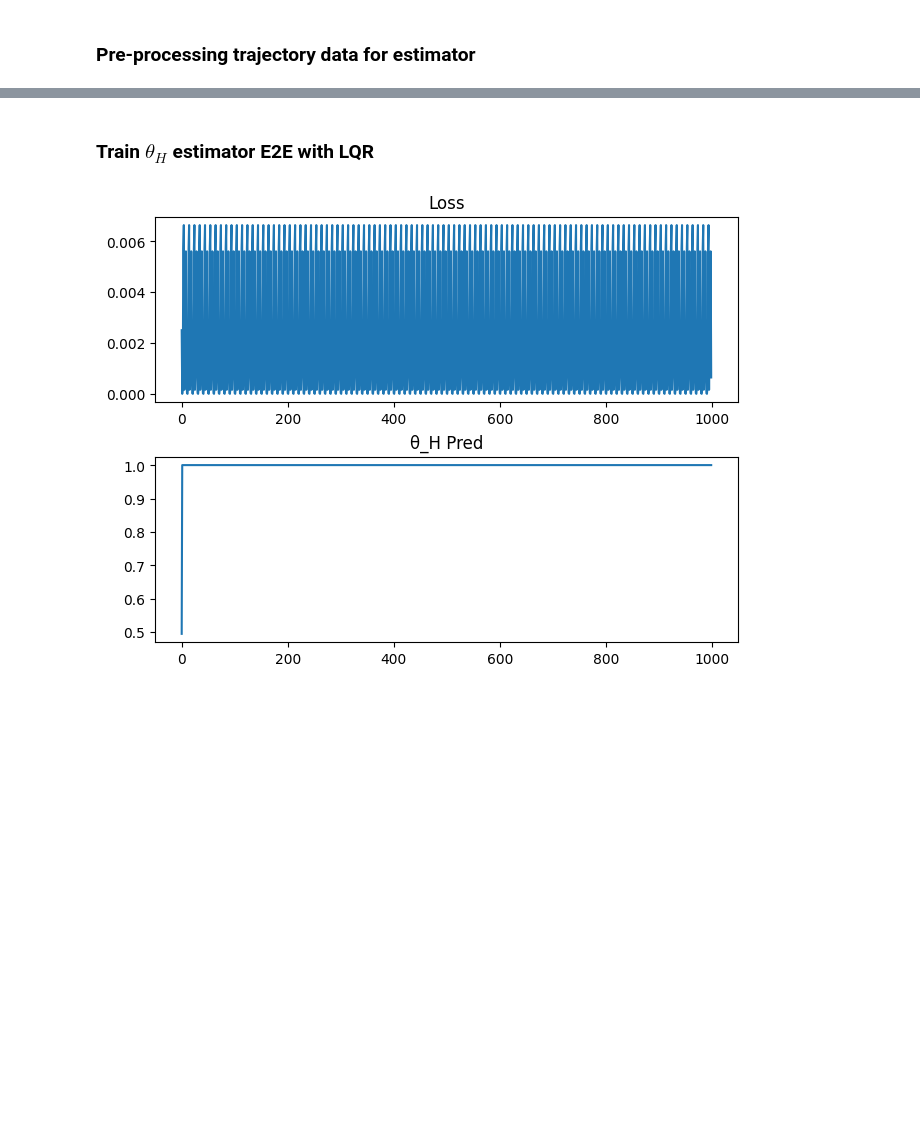
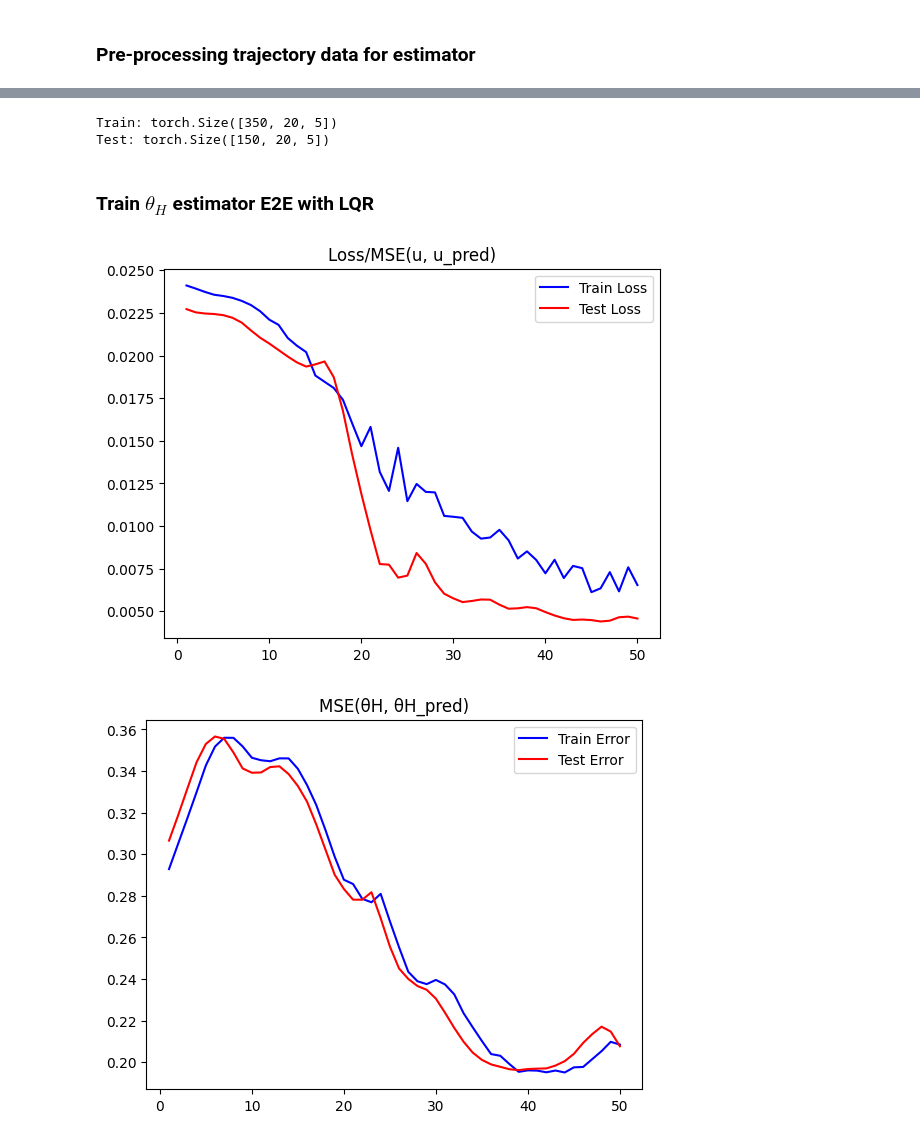
Before and after one commit to arvindrajaraman/closed-loop-influence, a Jupyter notebook: train_transformer.ipynb, the cells around one changed output, grey strips where cells are left out. Drawn from its saved outputs; the diff is of its cells as text; code cells hidden in the pictures; blank space fills up the shorter version.

```diff
--- a/train_transformer.ipynb
+++ b/train_transformer.ipynb
@@ -67,3 +85,29 @@ torch.Size([10, 20, 3])
+# %%
+states_train = torch.tensor(robot_states_train, device=device)
+states_train = states_train.view(train_size * sim_time, nX)
+states_test = torch.tensor(robot_states_test, device=device)
+states_test = states_test.view(test_size * sim_time, nX)
+
+actions_train = torch.tensor(human_actions_train, device=device)
+actions_train = actions_train.view(train_size * sim_time, nU)
+actions_test = torch.tensor(human_actions_test, device=device)
+actions_test = actions_test.view(test_size * sim_time, nU)
+
+obs_train = torch.tensor(human_obs_train, device=device)
+obs_train = obs_train.view(train_size * sim_time, nX)
+obs_test = torch.tensor(human_obs_test, device=device)
+obs_test = obs_test.view(test_size * sim_time, nX)
+
+inputs_train = torch.cat((states_train, actions_train, obs_train), axis=1)
+inputs_train = inputs_train.view(train_size, sim_time, nX + nU + nX).double()
+inputs_test = torch.cat((states_test, actions_test, obs_test), axis=1)
+inputs_test = inputs_test.view(test_size, sim_time, nX + nU + nX).double()
+
+print('Train:', inputs_train.shape)
+print('Test:', inputs_test.shape)
+# %% [output]
+Train: torch.Size([350, 20, 5])
+Test: torch.Size([150, 20, 5])
 # %% [markdown]
 ### Train $\theta_H$ estimator E2E with LQR
 # %%
@@ -114,16 +195,32 @@ def transformer_step(model, inputs):
-# %%
-loss_list, theta_H_list = [], []
-for epoch in tqdm(range(EPOCHS * n_demo)):
-    curr_demo_idx = epoch % n_demo
-    curr_demo = inputs[curr_demo_idx]
-    loss, theta_H = transformer_step(transformer_estimator, curr_demo)
-    loss_list.append(loss)
-    theta_H_list.append(theta_H)
-
-fig, axs = plt.subplots(2, constrained_layout=True)
-axs[0].plot(range(EPOCHS * n_demo), loss_list)
-axs[1].plot(range(EPOCHS * n_demo), theta_H_list)
-axs[0].title.set_text('Loss')
-axs[1].title.set_text('θ_H Pred')
-# %% [output]
-[figure, removed]
+# %%
+epoch_list = range(1, epochs+1)
+train_losses, theta_H_train_errs, test_losses, theta_H_test_errs = [], [], [], []
+for epoch in tqdm(epoch_list):
+    # print(f'Epoch {epoch}: theta_H_error={theta_H_error}')
+    train_loss, theta_H_train_err = train_epoch(transformer_estimator, inputs_train)
+    test_loss, theta_H_test_err = test_epoch(transformer_estimator, inputs_test)
+
+    train_losses.append(train_loss)
+    test_losses.append(test_loss)
+    theta_H_train_errs.append(theta_H_train_err)
+    theta_H_test_errs.append(theta_H_test_err)
+# %%
+def loss_plot():
+    plt.plot(epoch_list, train_losses, color='b', label='Train Loss')
+    plt.plot(epoch_list, test_losses, color='r', label='Test Loss')
+    plt.title('Loss/MSE(u, u_pred)')
+    plt.legend()
+
+def error_plot():
+    plt.plot(epoch_list, theta_H_train_errs, color='b', label='Train Error')
+    plt.plot(epoch_list, theta_H_test_errs, color='r', label='Test Error')
+    plt.title('MSE(θH, θH_pred)')
+    plt.legend()
+
+loss_plot()
+plt.show()
+error_plot()
+plt.show()
+# %% [output]
+[figure, added]
+[figure, added]
```
Also changed, not shown: parts of 9 cells of this notebook, 8 other files.
